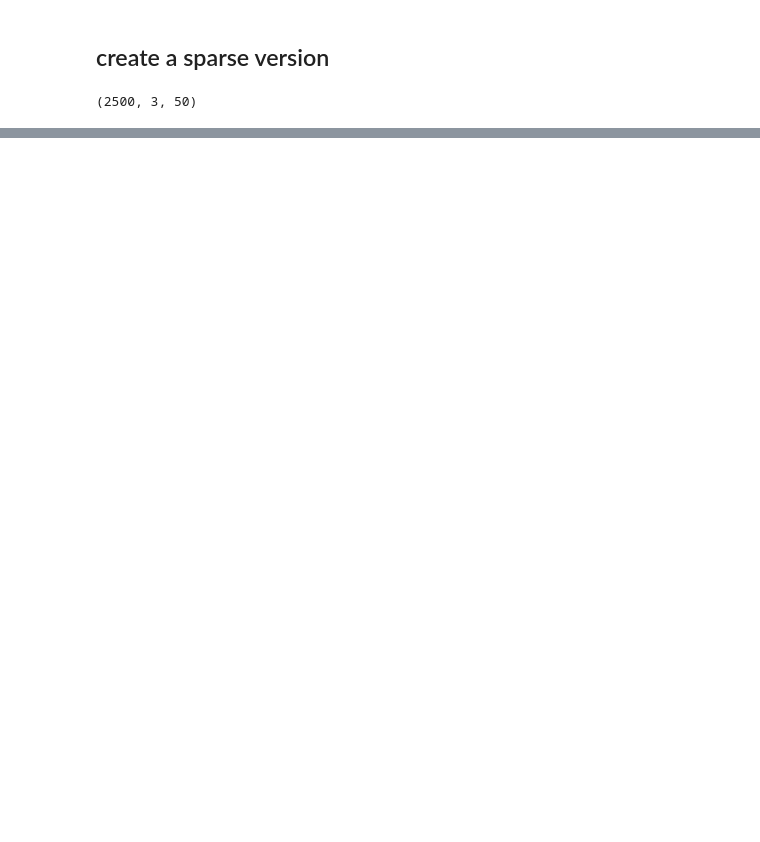
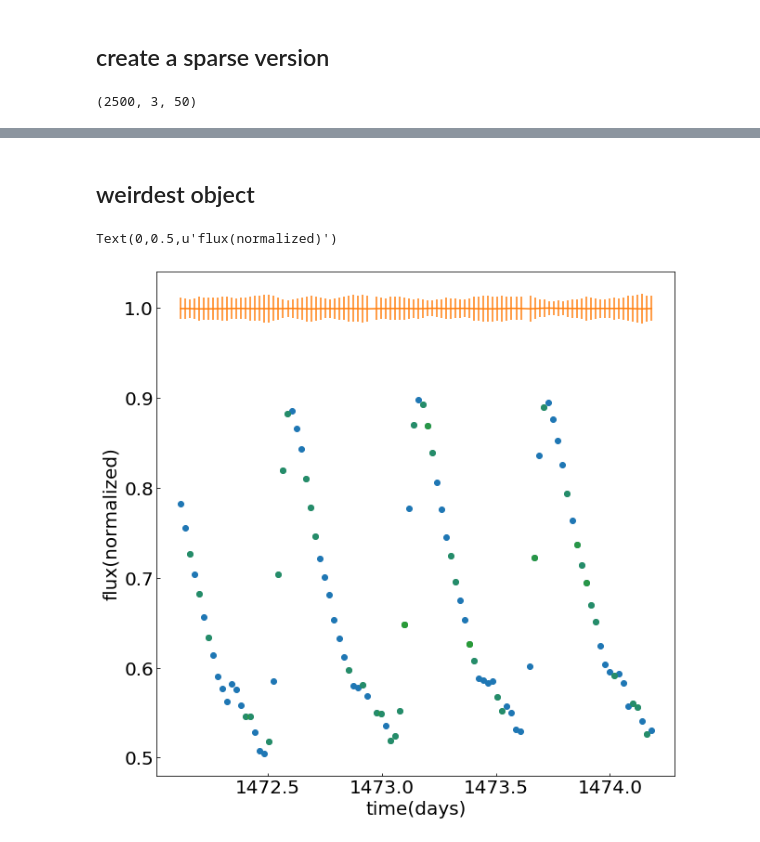
Before and after one commit to fedhere/DtUhackOutliers, a Jupyter notebook: sparsifyKeplerLcvs.ipynb, the cells around one changed output, grey strips where cells are left out. Saved outputs shown, nothing was run; the diff lists cells and outputs as text; code cells hidden in the pictures; blank space fills up the shorter version.

```diff
--- a/sparsifyKeplerLcvs.ipynb
+++ b/sparsifyKeplerLcvs.ipynb
@@ -49,0 +58,15 @@ np.save("data/KeplerSampleWErrSparse.npy", lcvsKepSparse)
+# %%
+devmax = ((np.abs(lcvsKep[:,1,:] - trend).mean(axis=1) - (lcvsKep[:,1,:] - trend).mean(axis=1).mean()).max())
+indxmax = ((np.abs(lcvsKep[:,1,:] - trend).mean(axis=1) - (lcvsKep[:,1,:] - trend).mean(axis=1).mean()) == devmax)
+# %% [markdown]
+## weirdest object
+# %%
+pl.errorbar(lcvsKep[indxmax,0,:], lcvsKep[indxmax,1,:], yerr=lcvsKep[indxmax,2,:], fmt='o')
+pl.errorbar(lcvsKep[50,0,:], trend , yerr=lcvsKep[:,1].std(axis = 0), fmt='-')
+pl.errorbar(lcvsKepSparse[indxmax,0,:], lcvsKepSparse[indxmax,1,:], yerr=lcvsKepSparse[indxmax,2,:] , fmt='o', alpha=0.5)
+
+pl.xlabel("time(days)")
+pl.ylabel("flux(normalized)")
+# %% [output]
+Text(0,0.5,u'flux(normalized)')
+[figure, added]
```
Also changed, not shown: parts of 11 cells of this notebook, 3 other files.
